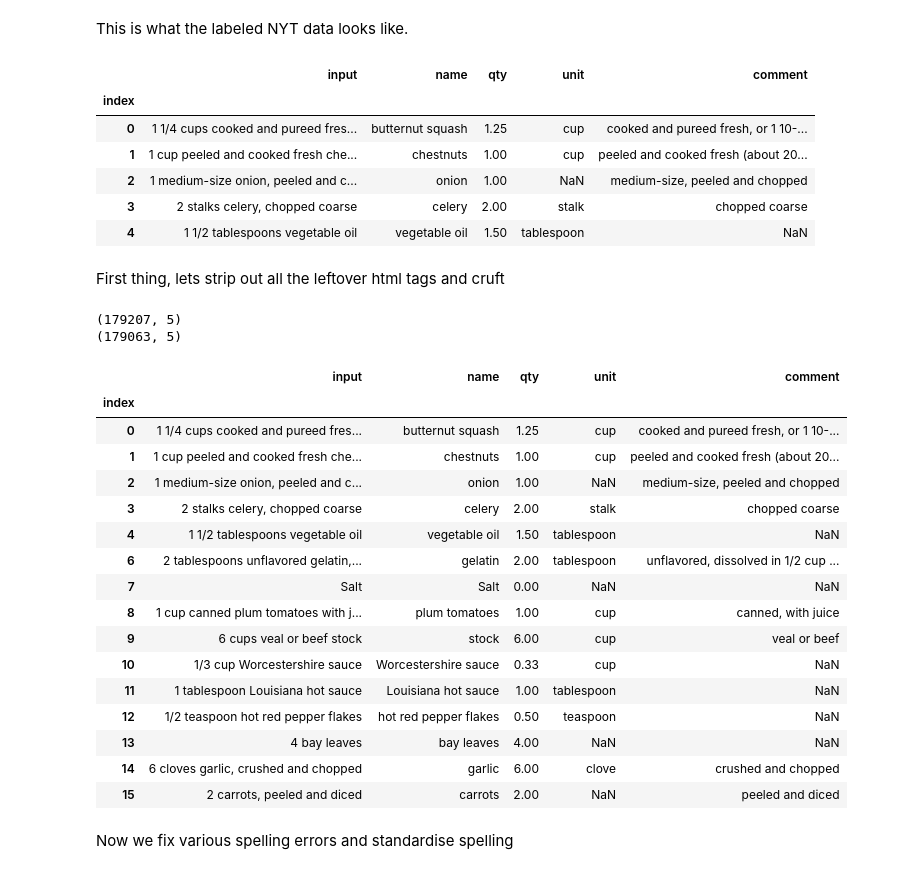
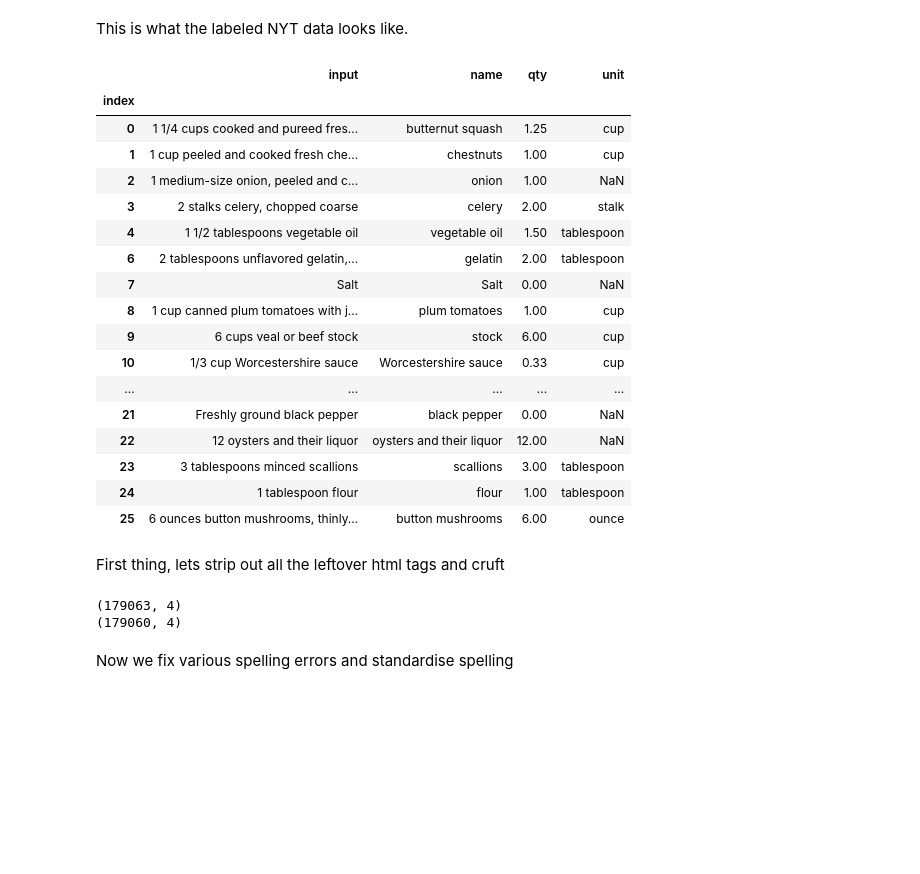
Before and after one commit to Sisyphus192/deep-dishes, a Jupyter notebook: notebooks/Cleaning Data for CRF Training.ipynb, the cells around one changed output. Cells and saved outputs as stored; diff of their text form; code cells hidden in the pictures; blank space fills up the shorter version.

```diff
--- a/notebooks/Cleaning Data for CRF Training.ipynb
+++ b/notebooks/Cleaning Data for CRF Training.ipynb
@@ -28,21 +30,35 @@ Pretty printing has been turned OFF
 This is what the labeled NYT data looks like.
 # %%
 # Load raw data
-input_data = pd.read_csv(
+raw_data = pd.read_csv(
     "../data/raw/nyt-ingredients-snapshot-2015.csv", index_col="index"
 )
 # The NYT has a column to label ingredient quantity ranges, e.g. 2-3 apples.
 # We use the average of a range and so dont need to keep track of range end points
-input_data = input_data.drop(columns="range_end")
-input_data.head()
+raw_data = raw_data.drop(columns=["range_end","comment"])
+raw_data.shape[0]
+raw_data.dropna(axis=0, subset=["input"], inplace=True)
+raw_data.shape[0]
+raw_data.head(25)
 # %% [output]
-|  | input | name | qty | unit | comment |
-| index |  |  |  |  |  |
-| 0 | 1 1/4 cups cooked and pureed fres... | butternut squash | 1.25 | cup | cooked and pureed fresh, or 1 10-... |
-| 1 | 1 cup peeled and cooked fresh che... | chestnuts | 1.00 | cup | peeled and cooked fresh (about 20... |
-| 2 | 1 medium-size onion, peeled and c... | onion | 1.00 | NaN | medium-size, peeled and chopped |
-| 3 | 2 stalks celery, chopped coarse | celery | 2.00 | stalk | chopped coarse |
-| 4 | 1 1/2 tablespoons vegetable oil | vegetable oil | 1.50 | tablespoon | NaN |
+|  | input | name | qty | unit |
+| index |  |  |  |  |
+| 0 | 1 1/4 cups cooked and pureed fres... | butternut squash | 1.25 | cup |
+| 1 | 1 cup peeled and cooked fresh che... | chestnuts | 1.00 | cup |
+| 2 | 1 medium-size onion, peeled and c... | onion | 1.00 | NaN |
+| 3 | 2 stalks celery, chopped coarse | celery | 2.00 | stalk |
+| 4 | 1 1/2 tablespoons vegetable oil | vegetable oil | 1.50 | tablespoon |
+| 6 | 2 tablespoons unflavored gelatin,... | gelatin | 2.00 | tablespoon |
+| 7 | Salt | Salt | 0.00 | NaN |
+| 8 | 1 cup canned plum tomatoes with j... | plum tomatoes | 1.00 | cup |
+| 9 | 6 cups veal or beef stock | stock | 6.00 | cup |
+| 10 | 1/3 cup Worcestershire sauce | Worcestershire sauce | 0.33 | cup |
+| ... | ... | ... | ... | ... |
+| 21 | Freshly ground black pepper | black pepper | 0.00 | NaN |
+| 22 | 12 oysters and their liquor | oysters and their liquor | 12.00 | NaN |
+| 23 | 3 tablespoons minced scallions | scallions | 3.00 | tablespoon |
+| 24 | 1 tablespoon flour | flour | 1.00 | tablespoon |
+| 25 | 6 ounces button mushrooms, thinly... | button mushrooms | 6.00 | ounce |
 # %% [markdown]
 First thing, lets strip out all the leftover html tags and cruft
 # %%
@@ -103,33 +106,15 @@ def clean_nyt_html(row, verbose=False):
 # %%
-cleaned_html = input_data.apply(clean_nyt_html, axis=1)
+cleaned_html = raw_data.copy()
+for col in ["input", "name"]:
+    cleaned_html[col] = cleaned_html[col].apply(clean_nyt_html)
 print(cleaned_html.shape)
 # There are over 100 lines missing an input, these are worthless and are dropped.
 cleaned_html.dropna(axis=0, subset=["input"], inplace=True)
+cleaned_html = cleaned_html[cleaned_html.astype(str)['input'] != ""]
 print(cleaned_html.shape)
-dropped_missing = cleaned_html
 # %% [output]
-(179207, 5)
-(179063, 5)
+(179063, 4)
+(179060, 4)
-# %%
-dropped_missing.head(15)
-# %% [output]
-|  | input | name | qty | unit | comment |
-| index |  |  |  |  |  |
-| 0 | 1 1/4 cups cooked and pureed fres... | butternut squash | 1.25 | cup | cooked and pureed fresh, or 1 10-... |
-| 1 | 1 cup peeled and cooked fresh che... | chestnuts | 1.00 | cup | peeled and cooked fresh (about 20... |
-| 2 | 1 medium-size onion, peeled and c... | onion | 1.00 | NaN | medium-size, peeled and chopped |
-| 3 | 2 stalks celery, chopped coarse | celery | 2.00 | stalk | chopped coarse |
-| 4 | 1 1/2 tablespoons vegetable oil | vegetable oil | 1.50 | tablespoon | NaN |
-| 6 | 2 tablespoons unflavored gelatin,... | gelatin | 2.00 | tablespoon | unflavored, dissolved in 1/2 cup ... |
-| 7 | Salt | Salt | 0.00 | NaN | NaN |
-| 8 | 1 cup canned plum tomatoes with j... | plum tomatoes | 1.00 | cup | canned, with juice |
-| 9 | 6 cups veal or beef stock | stock | 6.00 | cup | veal or beef |
-| 10 | 1/3 cup Worcestershire sauce | Worcestershire sauce | 0.33 | cup | NaN |
-| 11 | 1 tablespoon Louisiana hot sauce | Louisiana hot sauce | 1.00 | tablespoon | NaN |
-| 12 | 1/2 teaspoon hot red pepper flakes | hot red pepper flakes | 0.50 | teaspoon | NaN |
-| 13 | 4 bay leaves | bay leaves | 4.00 | NaN | NaN |
-| 14 | 6 cloves garlic, crushed and chopped | garlic | 6.00 | clove | crushed and chopped |
-| 15 | 2 carrots, peeled and diced | carrots | 2.00 | NaN | peeled and diced |
 # %% [markdown]
 Now we fix various spelling errors and standardise spelling
 # %%
```
Also changed, not shown: parts of 64 cells of this notebook, 11 other files.
